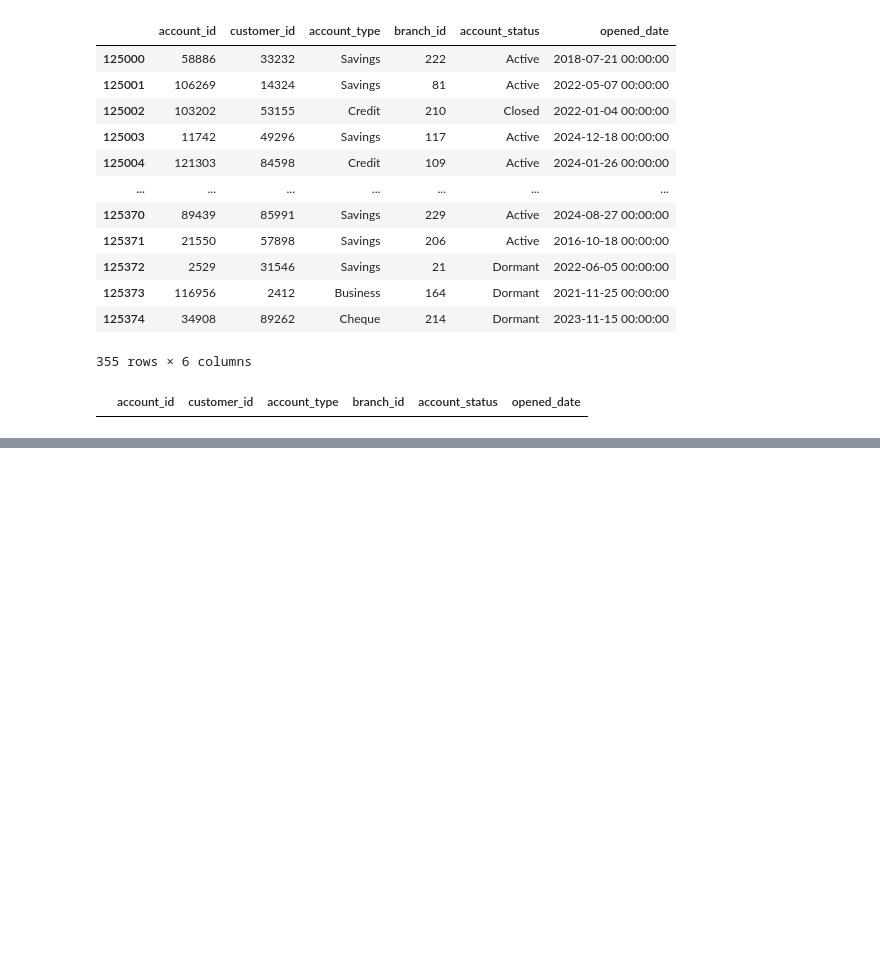
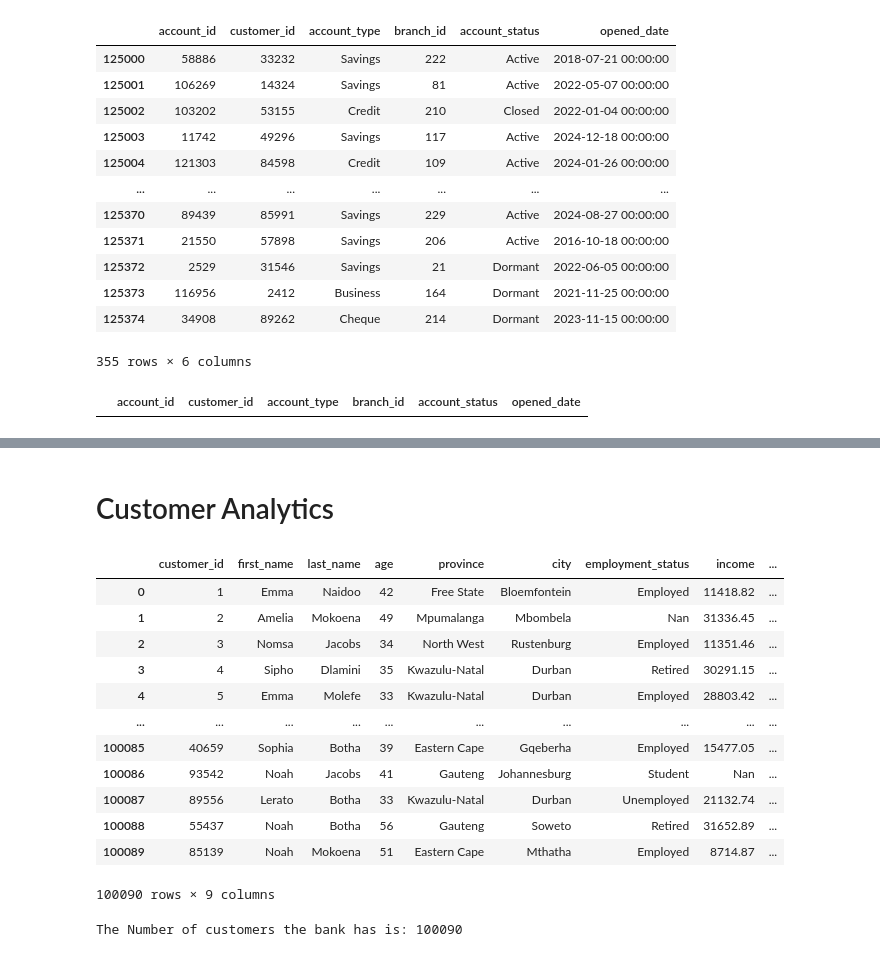
Before and after one commit to akonamajongile-a11y/bankguard, a Jupyter notebook: CleaningCustomers.ipynb, the cells around one changed output, grey strips where cells are left out. Saved outputs shown, nothing was run; the diff lists cells and outputs as text; code cells hidden in the pictures; blank space fills up the shorter version.

```diff
--- a/CleaningCustomers.ipynb
+++ b/CleaningCustomers.ipynb
@@ -542,0 +592,26 @@ accounts.to_csv("data/processed/cleanedAccounts.csv")
+# %% [markdown]
+# Customer Analytics
+# %%
+import pandas as pd
+customers = pd.read_csv("data/processed/cleanedCustomers.csv")
+customers = customers.drop(columns=['Unnamed: 0'])
+customers
+# %% [output]
+|  | customer_id | first_name | last_name | age | province | city | employment_status | income | ... |
+| 0 | 1 | Emma | Naidoo | 42 | Free State | Bloemfontein | Employed | 11418.82 | ... |
+| 1 | 2 | Amelia | Mokoena | 49 | Mpumalanga | Mbombela | Nan | 31336.45 | ... |
+| 2 | 3 | Nomsa | Jacobs | 34 | North West | Rustenburg | Employed | 11351.46 | ... |
+| 3 | 4 | Sipho | Dlamini | 35 | Kwazulu-Natal | Durban | Retired | 30291.15 | ... |
+| 4 | 5 | Emma | Molefe | 33 | Kwazulu-Natal | Durban | Employed | 28803.42 | ... |
+| ... | ... | ... | ... | ... | ... | ... | ... | ... | ... |
+| 100085 | 40659 | Sophia | Botha | 39 | Eastern Cape | Gqeberha | Employed | 15477.05 | ... |
+| 100086 | 93542 | Noah | Jacobs | 41 | Gauteng | Johannesburg | Student | Nan | ... |
+| 100087 | 89556 | Lerato | Botha | 33 | Kwazulu-Natal | Durban | Unemployed | 21132.74 | ... |
+| 100088 | 55437 | Noah | Botha | 56 | Gauteng | Soweto | Retired | 31652.89 | ... |
+| 100089 | 85139 | Noah | Mokoena | 51 | Eastern Cape | Mthatha | Employed | 8714.87 | ... |
+100090 rows × 9 columns
+# %%
+#Count customers that the bank has
+print("The Number of customers the bank has is:",customers['customer_id'].count())
+# %% [output]
+The Number of customers the bank has is: 100090
```
Also changed, not shown: parts of 10 cells of this notebook, 1 other file.
